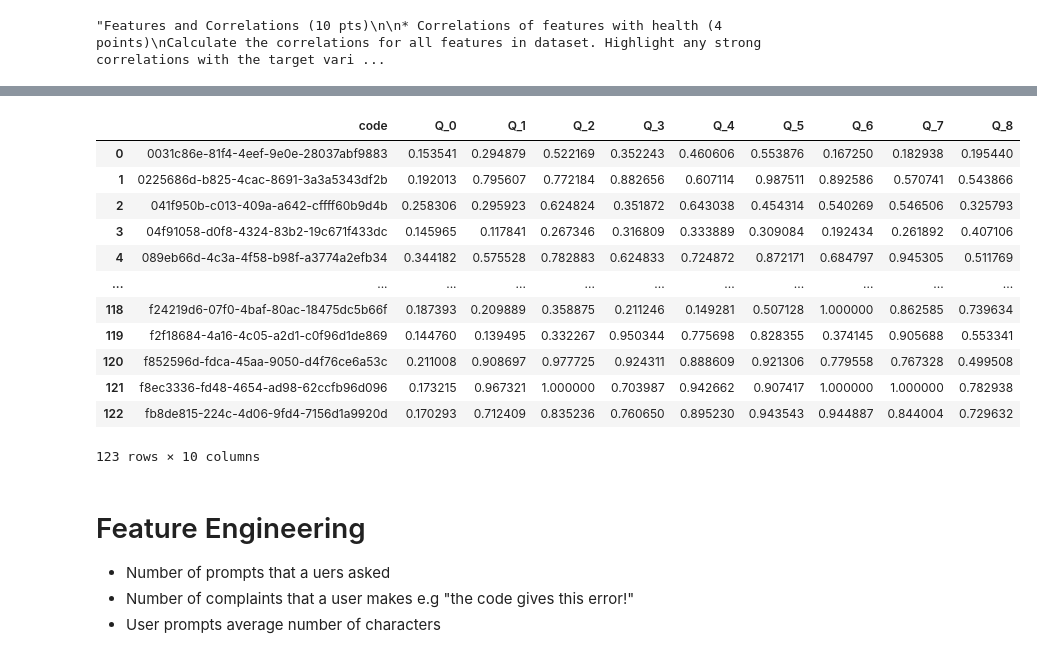
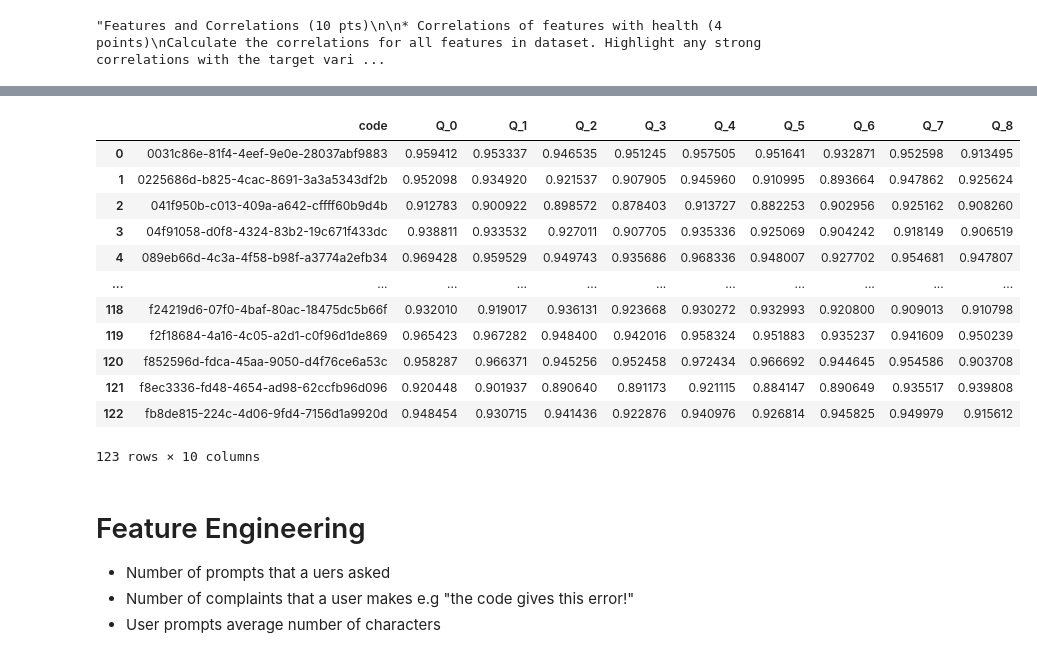
Before and after one commit to salihnuman/CS412_Project, a Jupyter notebook: hw_score_predict.ipynb, the cells around one changed output, grey strips where cells are left out. Drawn from its saved outputs; the diff is of its cells as text; code cells hidden in the pictures.

```diff
--- a/hw_score_predict.ipynb
+++ b/hw_score_predict.ipynb
@@ -182,4 +243,6 @@ questions_TF_IDF.head()
 # %%
+# TF-IDF Approach
+
 code2prompts_tf_idf = dict()
 for code, user_prompts in code2prompts.items():
     # code = "0031c86e-81f4-4eef-9e0e-28037abf9883", user_prompts = [prompt1, prompt2, ...]
@@ -187,7 +250,7 @@ for code, user_prompts in code2prompts.items():
         # some files have issues
         print(code+".html")
         continue
-    prompts_TF_IDF = pd.DataFrame(vectorizer.transform(user_prompts).toarray(), columns=vectorizer.get_feature_names_out())
+    prompts_TF_IDF = pd.DataFrame(vectorizer_tf_idf.transform(user_prompts).toarray(), columns=vectorizer_tf_idf.get_feature_names_out())
     code2prompts_tf_idf[code] = prompts_TF_IDF
 # %% [output]
 139235c7-736c-4237-92f0-92e8c116832c.html
@@ -215,3 +361,11 @@ for code, user_prompts_tf_idf in code2prompts_tf_idf.items():
+# %%
+# Word2Vec Approach
+
+code2cosine_w2v = dict()
+
+for code, user_prompts_w2v in code2prompts_w2v.items():
+    cosine_similarity_matrix = cosine_similarity(questions_Word2Vec, user_prompts_w2v)
+    code2cosine_w2v[code] = pd.DataFrame(cosine_similarity_matrix)
 # %%
 questions[4]
 # %% [output]
@@ -218,0 +401,14 @@ questions[4]
+# %%
+# Bag of Words Approach
+
+code2questionmapping_BoW = dict()
+for code, cosine_scores in code2cosine_tf_idf.items():
+    code2questionmapping_BoW[code] = code2cosine_BoW[code].max(axis=1).tolist()
+
+
+question_mapping_scores_BoW = pd.DataFrame(code2questionmapping_BoW).T
+question_mapping_scores_BoW.reset_index(inplace=True)
+question_mapping_scores_BoW.rename(columns={i: f"Q_{i}" for i in range(len(questions))}, inplace=True)
+question_mapping_scores_BoW.rename(columns={"index" : "code"}, inplace=True)
+
+question_mapping_scores_BoW
@@ -219,28 +429,30 @@ questions[4]
 # %%
-code2questionmapping = dict()
-for code, cosine_scores in code2cosine.items():
-    code2questionmapping[code] = code2cosine[code].max(axis=1).tolist()
+# Word2Vec Approach
 
+code2questionmapping_w2v = dict()
 
-question_mapping_scores = pd.DataFrame(code2questionmapping).T
-question_mapping_scores.reset_index(inplace=True)
-question_mapping_scores.rename(columns={i: f"Q_{i}" for i in range(len(questions))}, inplace=True)
-question_mapping_scores.rename(columns={"index" : "code"}, inplace=True)
+for code, cosine_scores in code2cosine_w2v.items():
+    code2questionmapping_w2v[code] = code2cosine_w2v[code].max(axis=1).tolist()
 
-question_mapping_scores
+question_mapping_scores_w2v = pd.DataFrame(code2questionmapping_w2v).T
+question_mapping_scores_w2v.reset_index(inplace=True)
+question_mapping_scores_w2v.rename(columns={i: f"Q_{i}" for i in range(len(questions))}, inplace=True)
+question_mapping_scores_w2v.rename(columns={"index": "code"}, inplace=True)
+
+question_mapping_scores_w2v
 # %% [output]
 |  | code | Q_0 | Q_1 | Q_2 | Q_3 | Q_4 | Q_5 | Q_6 | Q_7 | Q_8 |
-| 0 | 0031c86e-81f4-4eef-9e0e-28037abf9883 | 0.153541 | 0.294879 | 0.522169 | 0.352243 | 0.460606 | 0.553876 | 0.167250 | 0.182938 | 0.195440 |
-| 1 | 0225686d-b825-4cac-8691-3a3a5343df2b | 0.192013 | 0.795607 | 0.772184 | 0.882656 | 0.607114 | 0.987511 | 0.892586 | 0.570741 | 0.543866 |
-| 2 | 041f950b-c013-409a-a642-cffff60b9d4b | 0.258306 | 0.295923 | 0.624824 | 0.351872 | 0.643038 | 0.454314 | 0.540269 | 0.546506 | 0.325793 |
-| 3 | 04f91058-d0f8-4324-83b2-19c671f433dc | 0.145965 | 0.117841 | 0.267346 | 0.316809 | 0.333889 | 0.309084 | 0.192434 | 0.261892 | 0.407106 |
-| 4 | 089eb66d-4c3a-4f58-b98f-a3774a2efb34 | 0.344182 | 0.575528 | 0.782883 | 0.624833 | 0.724872 | 0.872171 | 0.684797 | 0.945305 | 0.511769 |
+| 0 | 0031c86e-81f4-4eef-9e0e-28037abf9883 | 0.959412 | 0.953337 | 0.946535 | 0.951245 | 0.957505 | 0.951641 | 0.932871 | 0.952598 | 0.913495 |
+| 1 | 0225686d-b825-4cac-8691-3a3a5343df2b | 0.952098 | 0.934920 | 0.921537 | 0.907905 | 0.945960 | 0.910995 | 0.893664 | 0.947862 | 0.925624 |
+| 2 | 041f950b-c013-409a-a642-cffff60b9d4b | 0.912783 | 0.900922 | 0.898572 | 0.878403 | 0.913727 | 0.882253 | 0.902956 | 0.925162 | 0.908260 |
+| 3 | 04f91058-d0f8-4324-83b2-19c671f433dc | 0.938811 | 0.933532 | 0.927011 | 0.907705 | 0.935336 | 0.925069 | 0.904242 | 0.918149 | 0.906519 |
+| 4 | 089eb66d-4c3a-4f58-b98f-a3774a2efb34 | 0.969428 | 0.959529 | 0.949743 | 0.935686 | 0.968336 | 0.948007 | 0.927702 | 0.954681 | 0.947807 |
 | ... | ... | ... | ... | ... | ... | ... | ... | ... | ... | ... |
-| 118 | f24219d6-07f0-4baf-80ac-18475dc5b66f | 0.187393 | 0.209889 | 0.358875 | 0.211246 | 0.149281 | 0.507128 | 1.000000 | 0.862585 | 0.739634 |
-| 119 | f2f18684-4a16-4c05-a2d1-c0f96d1de869 | 0.144760 | 0.139495 | 0.332267 | 0.950344 | 0.775698 | 0.828355 | 0.374145 | 0.905688 | 0.553341 |
-| 120 | f852596d-fdca-45aa-9050-d4f76ce6a53c | 0.211008 | 0.908697 | 0.977725 | 0.924311 | 0.888609 | 0.921306 | 0.779558 | 0.767328 | 0.499508 |
-| 121 | f8ec3336-fd48-4654-ad98-62ccfb96d096 | 0.173215 | 0.967321 | 1.000000 | 0.703987 | 0.942662 | 0.907417 | 1.000000 | 1.000000 | 0.782938 |
-| 122 | fb8de815-224c-4d06-9fd4-7156d1a9920d | 0.170293 | 0.712409 | 0.835236 | 0.760650 | 0.895230 | 0.943543 | 0.944887 | 0.844004 | 0.729632 |
+| 118 | f24219d6-07f0-4baf-80ac-18475dc5b66f | 0.932010 | 0.919017 | 0.936131 | 0.923668 | 0.930272 | 0.932993 | 0.920800 | 0.909013 | 0.910798 |
+| 119 | f2f18684-4a16-4c05-a2d1-c0f96d1de869 | 0.965423 | 0.967282 | 0.948400 | 0.942016 | 0.958324 | 0.951883 | 0.935237 | 0.941609 | 0.950239 |
+| 120 | f852596d-fdca-45aa-9050-d4f76ce6a53c | 0.958287 | 0.966371 | 0.945256 | 0.952458 | 0.972434 | 0.966692 | 0.944645 | 0.954586 | 0.903708 |
+| 121 | f8ec3336-fd48-4654-ad98-62ccfb96d096 | 0.920448 | 0.901937 | 0.890640 | 0.891173 | 0.921115 | 0.884147 | 0.890649 | 0.935517 | 0.939808 |
+| 122 | fb8de815-224c-4d06-9fd4-7156d1a9920d | 0.948454 | 0.930715 | 0.941436 | 0.922876 | 0.940976 | 0.926814 | 0.945825 | 0.949979 | 0.915612 |
 123 rows × 10 columns
 # %% [markdown]
 # Feature Engineering
```
Also changed, not shown: parts of 29 cells of this notebook.
